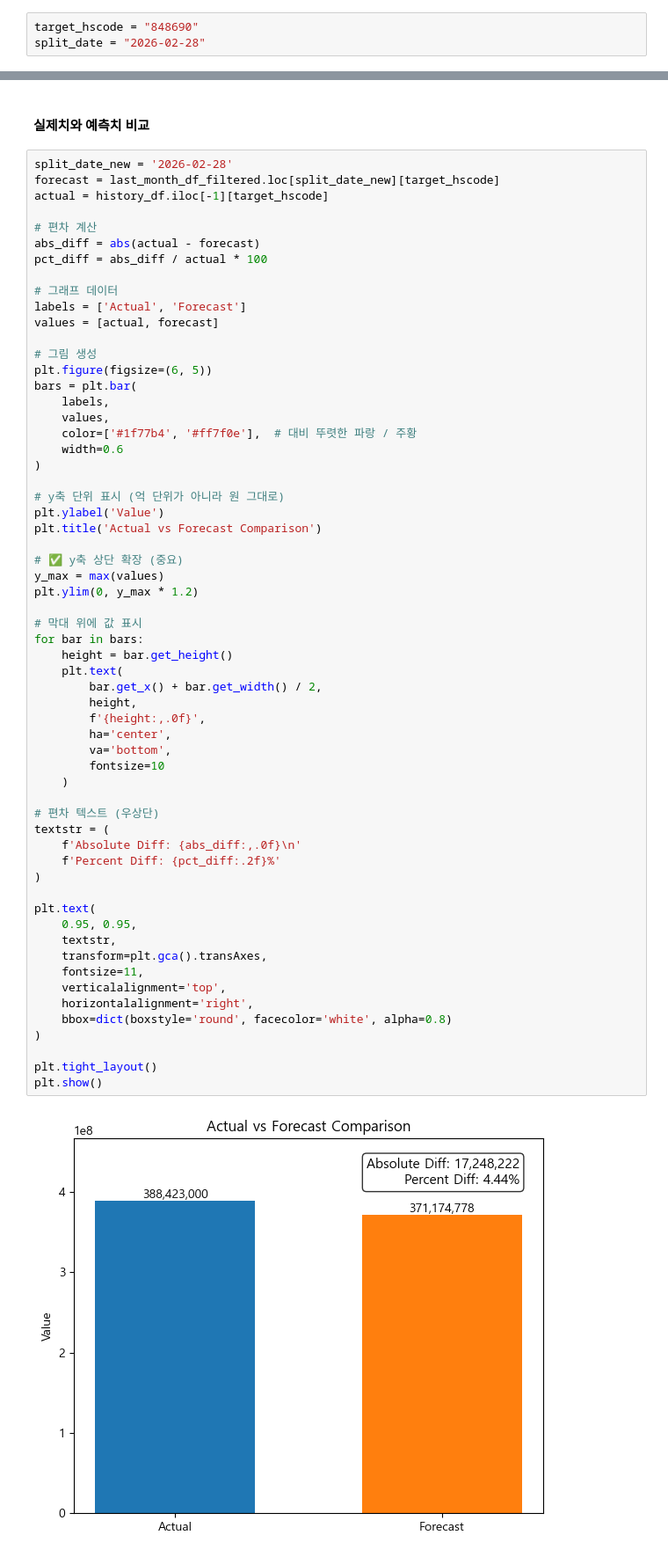
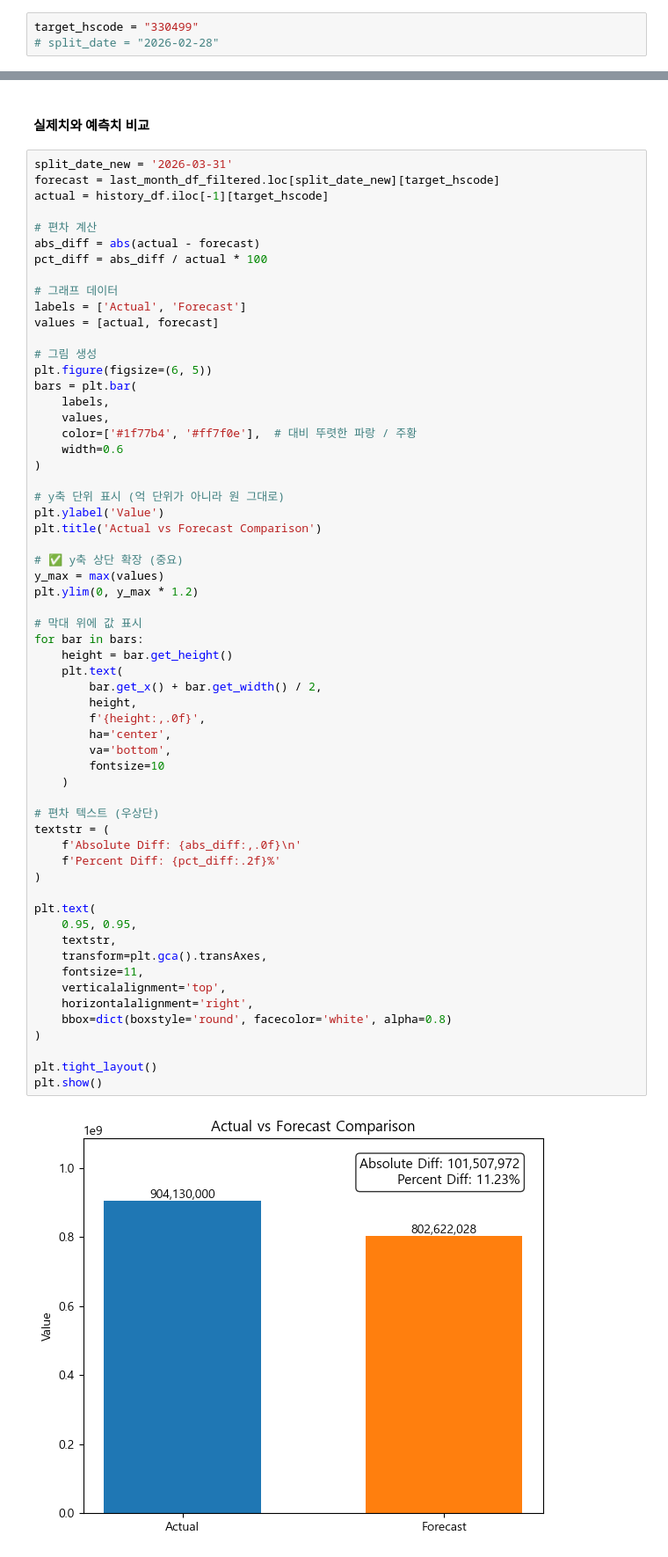
Before and after one commit to stox74/stock_forecast, a Jupyter notebook: Korea_Market/analysis/export_analysis/한국_수출품목_증가율_조회.ipynb, the cells around one changed output, grey strips where cells are left out. Shown at 88% size. Saved outputs shown, nothing was run; the diff lists cells and outputs as text.

```diff
--- a/Korea_Market/analysis/export_analysis/한국_수출품목_증가율_조회.ipynb
+++ b/Korea_Market/analysis/export_analysis/한국_수출품목_증가율_조회.ipynb
@@ -739,8 +740,8 @@ Name: 854232, dtype: float64
 # )
 # print("\n[Period change]\n", out)
 # %%
-target_hscode = "848690"
-split_date = "2026-02-28"
+target_hscode = "330499"
+# split_date = "2026-02-28"
 # %% [markdown]
 #### 향후 수출 성장 유망 코드 (수출 유망 랭킹 문석)
 # %%
@@ -808,7 +809,7 @@ hs_code    past_12m_sum  future_12m_sum growth_rate
 # %% [markdown]
 #### 실제치와 예측치 비교
 # %%
-split_date_new = '2026-02-28'
+split_date_new = '2026-03-31'
 forecast = last_month_df_filtered.loc[split_date_new][target_hscode]
 actual = history_df.iloc[-1][target_hscode]
 
@@ -841,33 +842,33 @@ plt.ylim(0, y_max * 1.2)
 for bar in bars:
     height = bar.get_height()
     plt.text(
         bar.get_x() + bar.get_width() / 2,
         height,
         f'{height:,.0f}',
         ha='center',
         va='bottom',
         fontsize=10
     )
 
 # 편차 텍스트 (우상단)
 textstr = (
     f'Absolute Diff: {abs_diff:,.0f}\n'
     f'Percent Diff: {pct_diff:.2f}%'
 )
 
 plt.text(
     0.95, 0.95,
     textstr,
     transform=plt.gca().transAxes,
     fontsize=11,
     verticalalignment='top',
     horizontalalignment='right',
     bbox=dict(boxstyle='round', facecolor='white', alpha=0.8)
 )
 
 plt.tight_layout()
 plt.show()
 # %% [output]
-[figure, old version]
+[figure, new version]
 # %%
 # 예측 시작일
```
Also changed, not shown: parts of 9 cells of this notebook, 11 other files.
